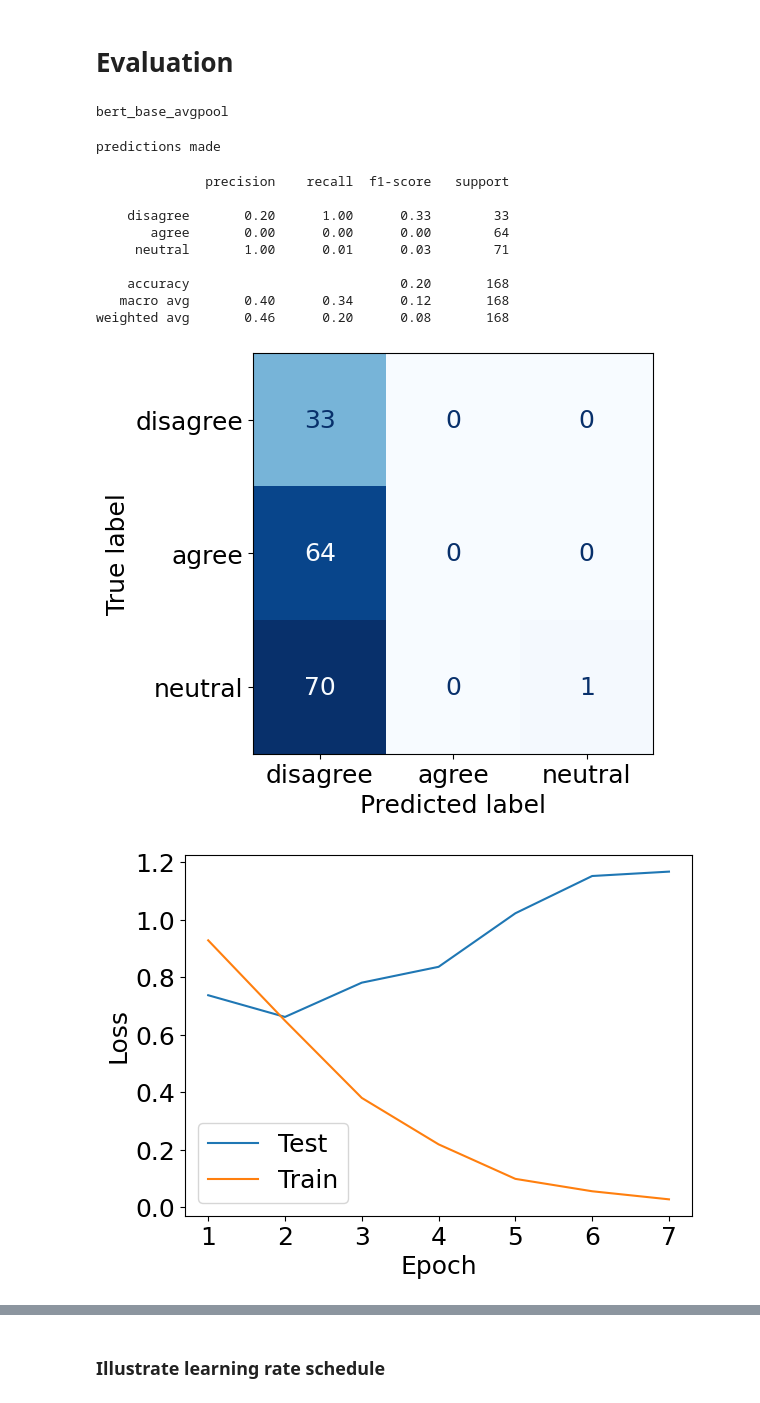
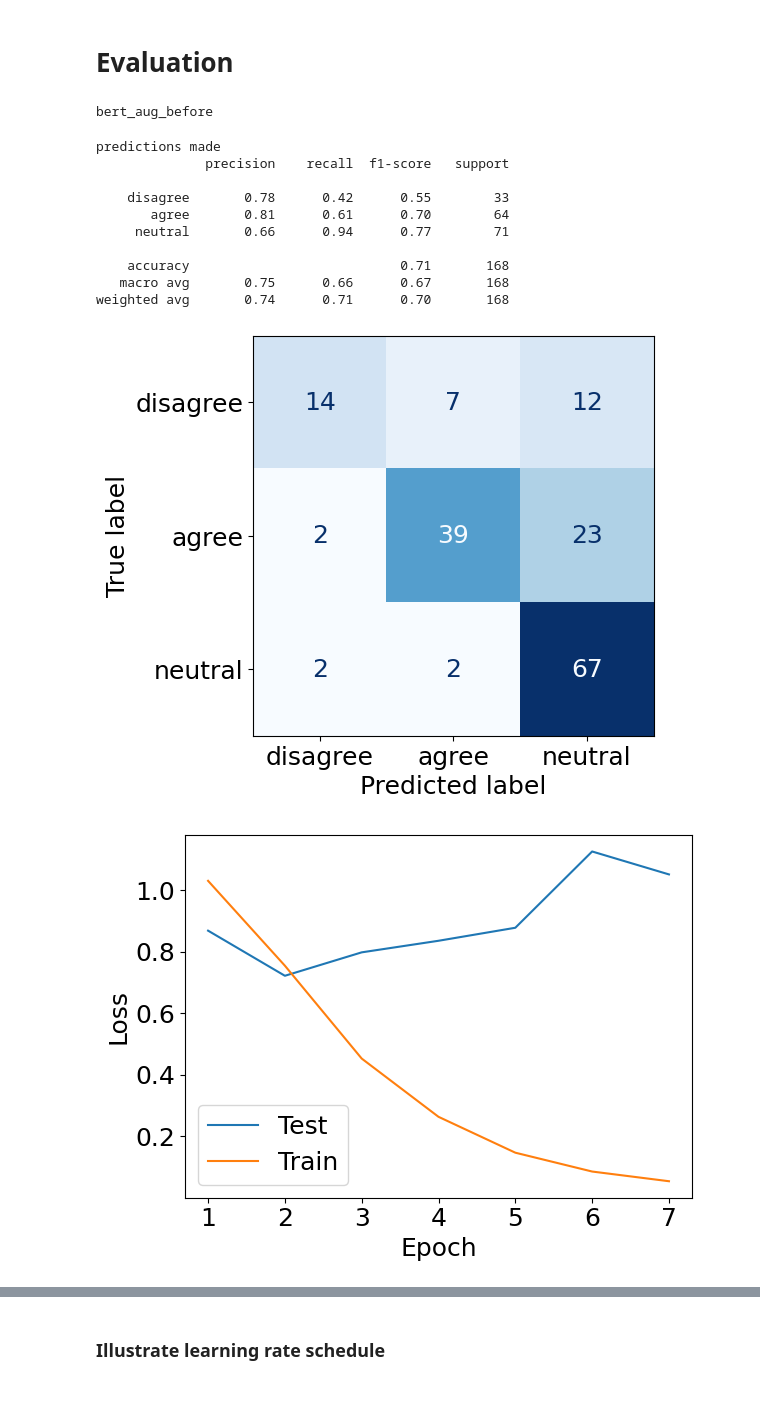
Before and after one commit to rldekkers/thesis-msc-data-science, a Jupyter notebook: 3_models.ipynb, the cells around one changed output, grey strips where cells are left out. Drawn from its saved outputs; the diff is of its cells as text; code cells hidden in the pictures.

```diff
--- a/3_models.ipynb
+++ b/3_models.ipynb
@@ -31,6 +32,9 @@ from transformers.modeling_outputs import SequenceClassifierOutput
 device = torch.device("cpu")
 # %%
 # Set folders
-dir_models =   Path(r'C:\Users\rldek\Mijn Drive (TiU)\Thesis\Code\thesis-msc-data-science\models')
+# dir_models =   Path(r'C:\Users\rldek\Mijn Drive (TiU)\Thesis\Code\thesis-msc-data-science\models')
+
+dir_models = Path(r'C:\Users\rldek\Downloads\downloaded models')
+
 dir_data =     Path(r'C:\Users\rldek\Mijn Drive (TiU)\Thesis\Code\thesis-msc-data-science\data')
 dir_diagrams = Path(r'C:\Users\rldek\Mijn Drive (TiU)\Thesis\Code\thesis-msc-data-science\diagrams')
@@ -45,7 +51,7 @@ cd "drive/My Drive/thesis-robert"
 # %% [output]
 /content/drive/My Drive/thesis-robert
 # %%
-dir_models = Path('models')
-dir_data = Path('data')
-dir_diagrams = Path('diagrams')
+# dir_models = Path('models')
+# dir_data = Path('data')
+# dir_diagrams = Path('diagrams')
 # %%
@@ -1001,44 +1007,44 @@ for model_name in model_names:
 # %% [markdown]
 # Evaluation
 # %%
-for model_name in ['bert_base_avgpool']:
+for model_name in ['bert_aug_before']:
 # for model_name in experiments.keys():
     print(model_name)
     log = get_model_log(model_name)
     best_ckpt_path = get_model_best_ckpt_path(model_name)
 
 
     y_true = get_y_true(model_name)
     y_pred = get_y_pred(model_name, best_ckpt_path)
 
     y_true_one_hot = get_y_true_one_hot(model_name)
     y_pred_probs = get_y_pred_prob(model_name, best_ckpt_path)
 
     print('predictions made')
 
     labels = list(label2id.keys())
 
     folderpath = dir_diagrams / 'evaluation'
 
     make_conf_matrix(y_true, y_pred, labels,
                             save=True, folderpath = folderpath, filename=f'conf_matrix_{model_name}')
     make_classification_report(y_true, y_pred, labels,
                             save=True, folderpath = folderpath, filename=f'class_report_{model_name}')
     make_loss_per_epoch(log,
                             save=True, folderpath = folderpath, filename = f'loss_{model_name}')
     make_roc_curve(y_true_one_hot, y_pred_probs, labels,
                             save=True, folderpath = folderpath, filename = f'roc_{model_name}')
 # %% [output]
-bert_base_avgpool
+bert_aug_before
 predictions made
+              precision    recall  f1-score   support
+
+    disagree       0.78      0.42      0.55        33
+       agree       0.81      0.61      0.70        64
+     neutral       0.66      0.94      0.77        71
+
+    accuracy                           0.71       168
+   macro avg       0.75      0.66      0.67       168
+weighted avg       0.74      0.71      0.70       168
-              precision    recall  f1-score   support
-
-    disagree       0.20      1.00      0.33        33
-       agree       0.00      0.00      0.00        64
-     neutral       1.00      0.01      0.03        71
-
-    accuracy                           0.20       168
-   macro avg       0.40      0.34      0.12       168
-weighted avg       0.46      0.20      0.08       168
-[figure, old version]
+[figure, new version]
-[figure, old version]
+[figure, new version]
```
Also changed, not shown: parts of 23 cells of this notebook.
